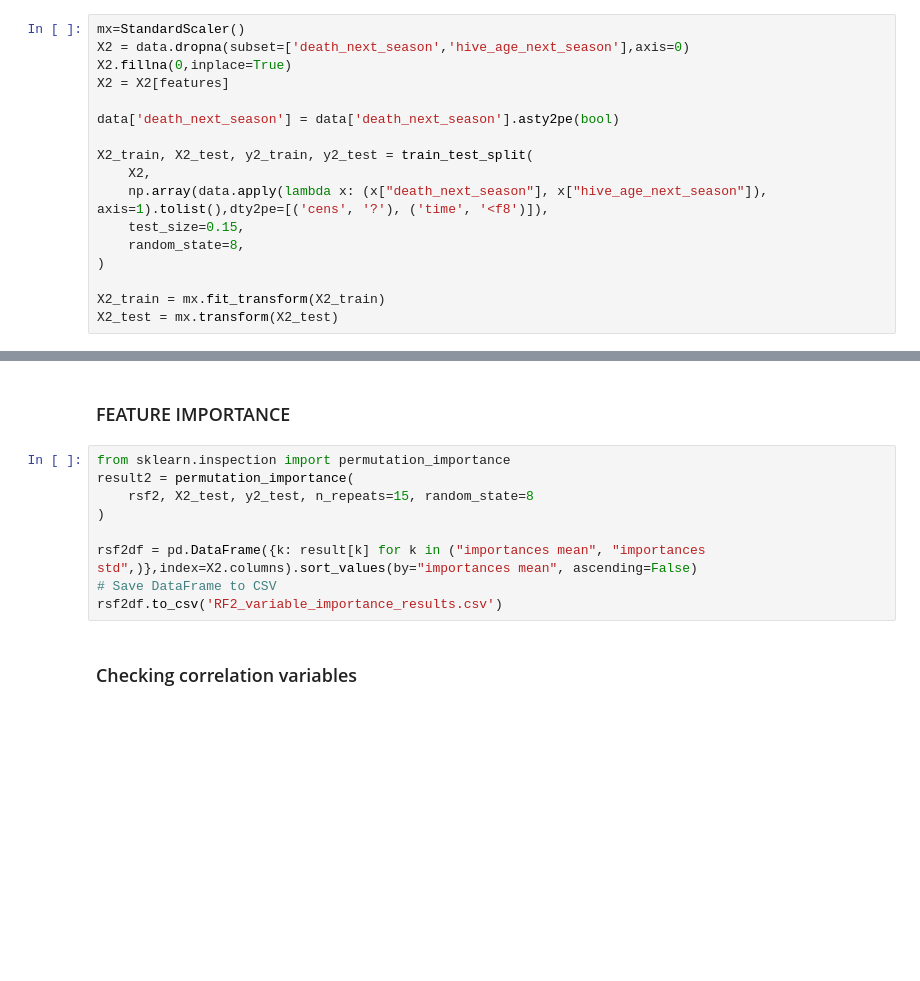
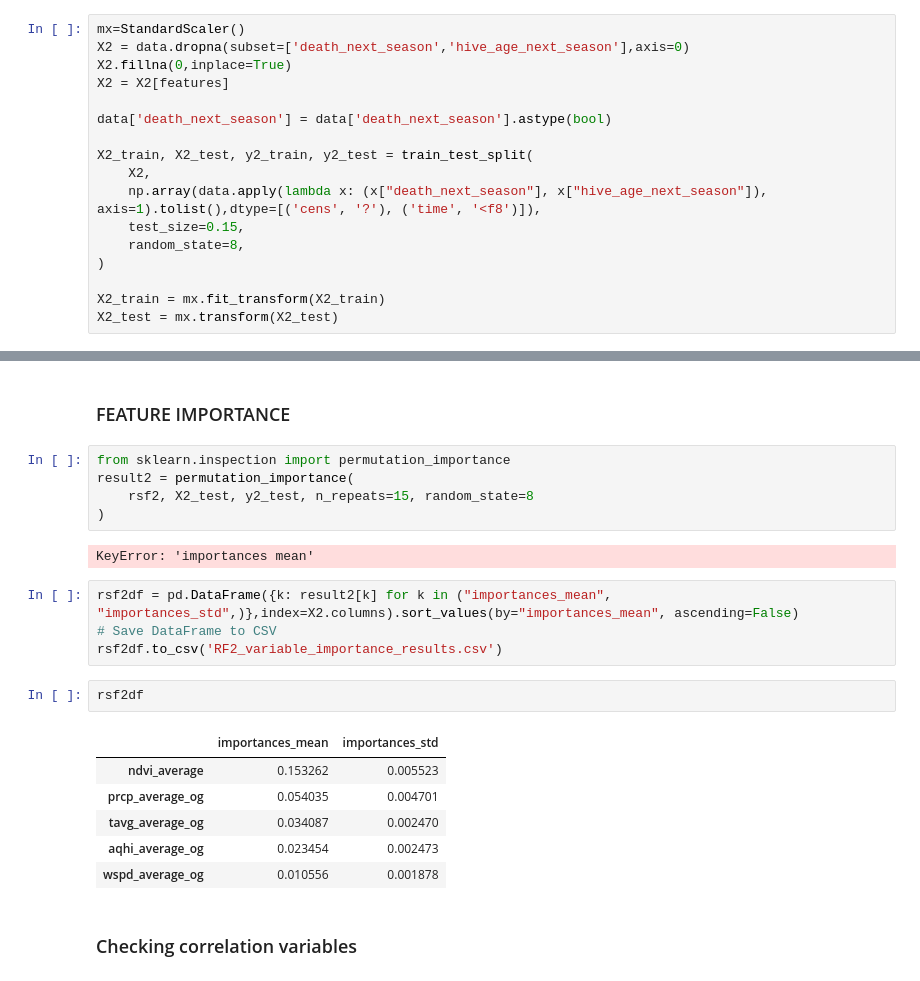
Before and after one commit to Nectar-Technologies/ledge-nectar, a Jupyter notebook: aqi/notebooks/Data analysis and visualization.ipynb, the cells around one changed output, grey strips where cells are left out. Drawn from its saved outputs; the diff is of its cells as text; blank space fills up the shorter version.

```diff
--- a/aqi/notebooks/Data analysis and visualization.ipynb
+++ b/aqi/notebooks/Data analysis and visualization.ipynb
@@ -1904,11 +1894,11 @@ X2 = data.dropna(subset=['death_next_season','hive_age_next_season'],axis=0)
 X2.fillna(0,inplace=True)
 X2 = X2[features]
 
-data['death_next_season'] = data['death_next_season'].asty2pe(bool)
+data['death_next_season'] = data['death_next_season'].astype(bool)
 
 X2_train, X2_test, y2_train, y2_test = train_test_split(
     X2,
-    np.array(data.apply(lambda x: (x["death_next_season"], x["hive_age_next_season"]), axis=1).tolist(),dty2pe=[('cens', '?'), ('time', '<f8')]),
+    np.array(data.apply(lambda x: (x["death_next_season"], x["hive_age_next_season"]), axis=1).tolist(),dtype=[('cens', '?'), ('time', '<f8')]),
     test_size=0.15,
     random_state=8,
 )
@@ -1963,10 +1973,21 @@ from sklearn.inspection import permutation_importance
 result2 = permutation_importance(
     rsf2, X2_test, y2_test, n_repeats=15, random_state=8
 )
-
-rsf2df = pd.DataFrame({k: result[k] for k in ("importances mean", "importances std",)},index=X2.columns).sort_values(by="importances mean", ascending=False)
-# Save DataFrame to CSV
-rsf2df.to_csv('RF2_variable_importance_results.csv')
+# %% [output]
+KeyError: 'importances mean'
+# %%
+rsf2df = pd.DataFrame({k: result2[k] for k in ("importances_mean", "importances_std",)},index=X2.columns).sort_values(by="importances_mean", ascending=False)
+# Save DataFrame to CSV
+rsf2df.to_csv('RF2_variable_importance_results.csv')
+# %%
+rsf2df
+# %% [output]
+|  | importances_mean | importances_std |
+| ndvi_average | 0.153262 | 0.005523 |
+| prcp_average_og | 0.054035 | 0.004701 |
+| tavg_average_og | 0.034087 | 0.002470 |
+| aqhi_average_og | 0.023454 | 0.002473 |
+| wspd_average_og | 0.010556 | 0.001878 |
 # %% [markdown]
 ### Checking correlation variables
 # %%
```
Also changed, not shown: parts of 40 cells of this notebook.
